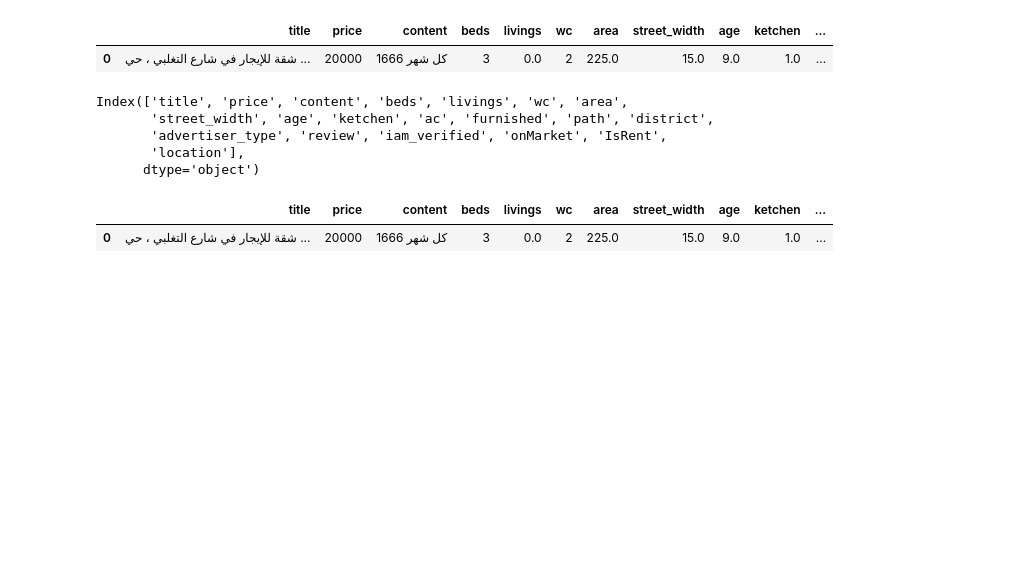
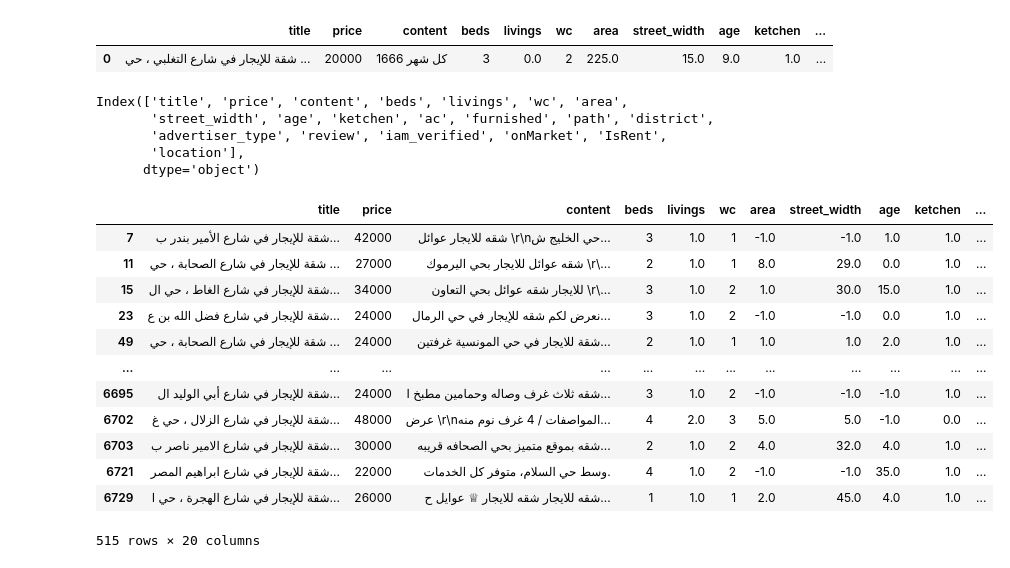
Before and after one commit to RandHamoud/Project3, a Jupyter notebook: Project3.ipynb, the cells around one changed output. Saved outputs shown, nothing was run; the diff lists cells and outputs as text; code cells hidden in the pictures; blank space fills up the shorter version.

```diff
--- a/Project3.ipynb
+++ b/Project3.ipynb
@@ -1217,11 +1223,22 @@ fig = px.box(real_estate, y='area', title='Box Plot of area')
 
 # Show the plot
 fig.show()
-# %%
-real_estate.head(1)
-# %% [output]
-|  | title | price | content | beds | livings | wc | area | street_width | age | ketchen | ... |
-| 0 | شقة للإيجار في شارع التغلبي ، حي ... | 20000 | 1666 كل شهر | 3 | 0.0 | 2 | 225.0 | 15.0 | 9.0 | 1.0 | ... |
+# %%
+real_estate[real_estate['area'] < 10]
+# %% [output]
+|  | title | price | content | beds | livings | wc | area | street_width | age | ketchen | ... |
+| 7 | شقة للإيجار في شارع الأمير بندر ب... | 42000 | شقه للايجار عوائل \r\nحي الخليج ش... | 3 | 1.0 | 1 | -1.0 | -1.0 | 1.0 | 1.0 | ... |
+| 11 | شقة للإيجار في شارع الصحابة ، حي ... | 27000 | شقه عوائل للايجار بحي اليرموك \r\... | 2 | 1.0 | 1 | 8.0 | 29.0 | 0.0 | 1.0 | ... |
+| 15 | شقة للإيجار في شارع الغاط ، حي ال... | 34000 | للايجار شقه عوائل بحي التعاون \r\... | 3 | 1.0 | 2 | 1.0 | 30.0 | 15.0 | 1.0 | ... |
+| 23 | شقة للإيجار في شارع فضل الله بن ع... | 24000 | نعرض لكم شقه للإيجار في حي الرمال... | 3 | 1.0 | 2 | -1.0 | -1.0 | 0.0 | 1.0 | ... |
+| 49 | شقة للإيجار في شارع الصحابة ، حي ... | 24000 | شقة للايجار في حي المونسية غرفتين... | 2 | 1.0 | 1 | 1.0 | 1.0 | 2.0 | 1.0 | ... |
+| ... | ... | ... | ... | ... | ... | ... | ... | ... | ... | ... | ... |
+| 6695 | شقة للإيجار في شارع أبي الوليد ال... | 24000 | شقه ثلاث غرف وصاله وحمامين مطبخ ا... | 3 | 1.0 | 2 | -1.0 | -1.0 | -1.0 | 1.0 | ... |
+| 6702 | شقة للإيجار في شارع الزلال ، حي غ... | 48000 | عرض \r\nالمواصفات / 4 غرف نوم منه... | 4 | 2.0 | 3 | 5.0 | 5.0 | -1.0 | 0.0 | ... |
+| 6703 | شقة للإيجار في شارع الامير ناصر ب... | 30000 | شقه بموقع متميز بحي الصحافه قريبه... | 2 | 1.0 | 2 | 4.0 | 32.0 | 4.0 | 1.0 | ... |
+| 6721 | شقة للإيجار في شارع ابراهيم المصر... | 22000 | وسط حي السلام، متوفر كل الخدمات. | 4 | 1.0 | 2 | -1.0 | -1.0 | 35.0 | 1.0 | ... |
+| 6729 | شقة للإيجار في شارع الهجرة ، حي ا... | 26000 | شقه للايجار شقه للايجار ♕ عوايل ح... | 1 | 1.0 | 1 | 2.0 | 45.0 | 4.0 | 1.0 | ... |
+515 rows × 20 columns
 # %%
 price_avg = real_estate[['price', 'location']]
 # %%
```
Also changed, not shown: parts of 36 cells of this notebook, 1 other file.
